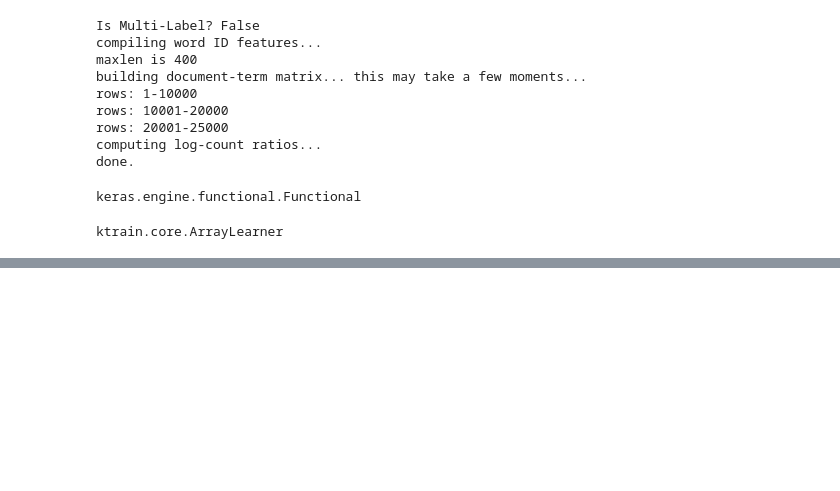
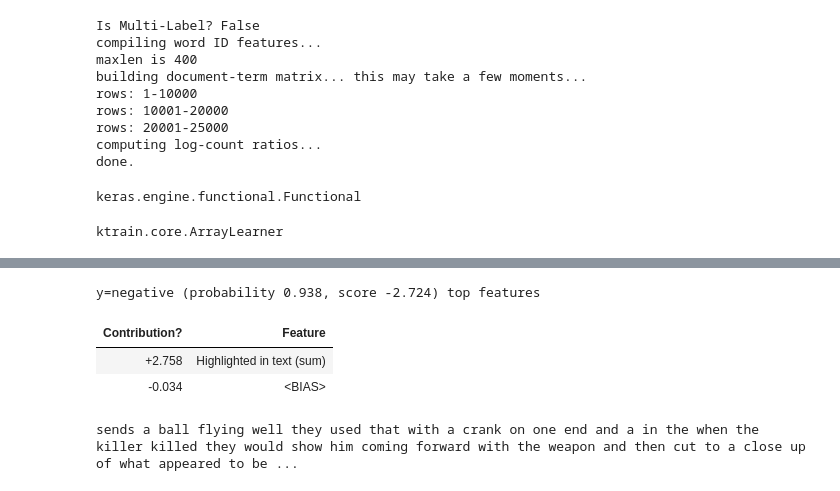
Before and after one commit to AlexSischin/JupyterTests310, a Jupyter notebook: NB-SVM.ipynb, the cells around one changed output, grey strips where cells are left out. Drawn from its saved outputs; the diff is of its cells as text; code cells hidden in the pictures; blank space fills up the shorter version.

```diff
--- a/NB-SVM.ipynb
+++ b/NB-SVM.ipynb
@@ -318,0 +337,13 @@ array([[11357,  1217],
+# %%
+top_loss_text_2 = '''sends a ball flying well they used that with a crank on one end and a in the when the killer
+killed they would show him coming forward with the weapon and then cut to a close up of what appeared to be raw
+chicken and fake blood on the victims head i don't know what else to say about this gem except that if you like bad
+films it doesn't get any worse than this wisconsin's nance's sigurðsson'''
+
+predictor.explain(top_loss_text_2)
+# %% [output]
+y=negative (probability 0.938, score -2.724) top features
+| Contribution? | Feature |
+| +2.758 | Highlighted in text (sum) |
+| -0.034 | <BIAS> |
+sends a ball flying well they used that with a crank on one end and a in the when the killer killed they would show him coming forward with the weapon and then cut to a close up of what appeared to be ...
```
Also changed, not shown: parts of 8 cells of this notebook.
